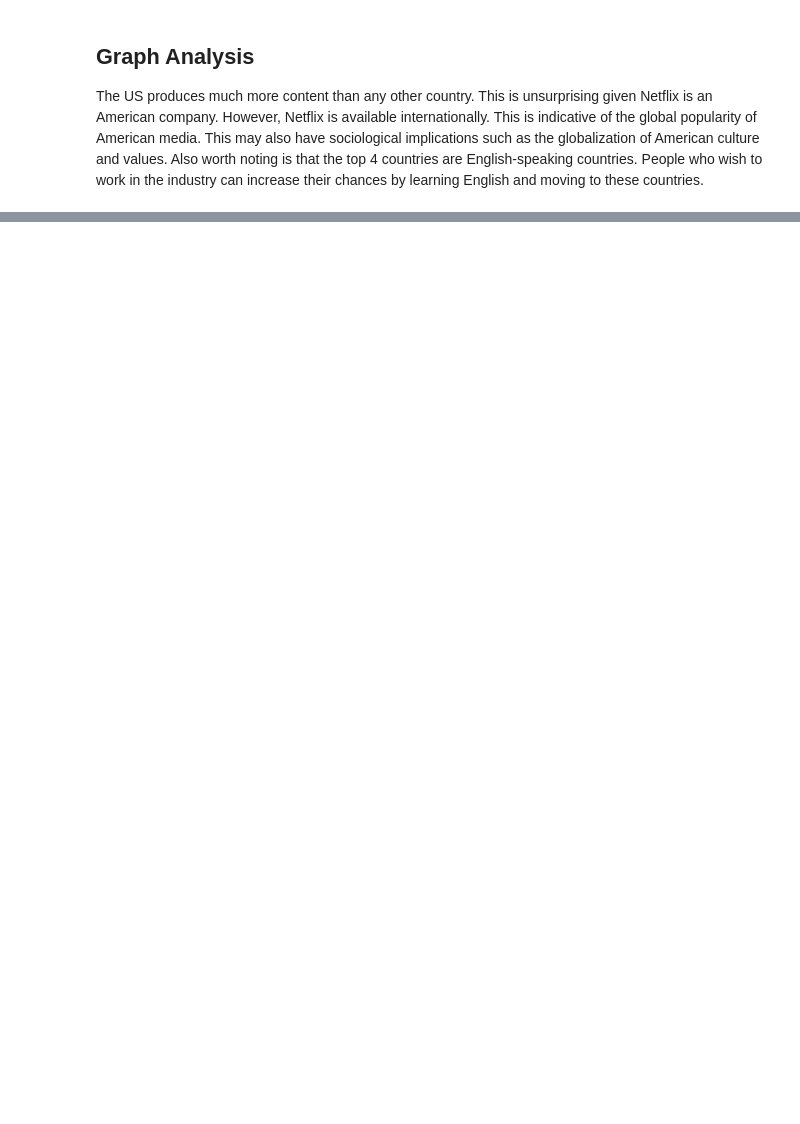
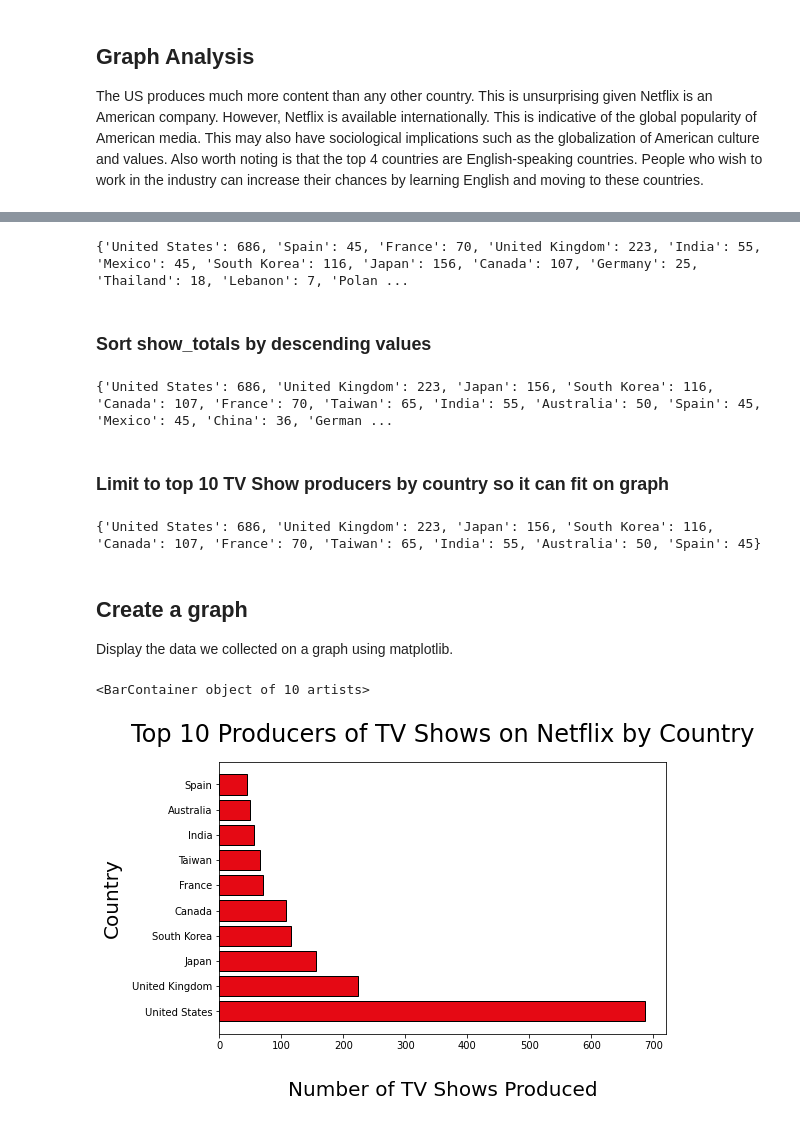
Before and after one commit to rwatts2222/data_vis_intro, a Jupyter notebook: netflix_data_vis.ipynb, the cells around one changed output, grey strips where cells are left out. Drawn from its saved outputs; the diff is of its cells as text; code cells hidden in the pictures; blank space fills up the shorter version.

```diff
--- a/netflix_data_vis.ipynb
+++ b/netflix_data_vis.ipynb
@@ -100,0 +282,60 @@ The US produces much more content than any other country. This is unsurprising g
+# %%
+show_list = []
+for i in range(len(data_list)):
+    if data_list[i]['type'] == 'TV Show':
+        show_list.append(data_list[i])
+
+country_list3 = []
+for thing in show_list:
+    country_names = thing['country'].split(", ")
+    if country_names[0] == "":
+        continue
+    for country in country_names:
+        country_list3.append(country)
+
+show_totals = dict(Counter(country_list3))
+print(show_totals)
+# %% [output]
+{'United States': 686, 'Spain': 45, 'France': 70, 'United Kingdom': 223, 'India': 55, 'Mexico': 45, 'South Korea': 116, 'Japan': 156, 'Canada': 107, 'Germany': 25, 'Thailand': 18, 'Lebanon': 7, 'Polan ...
+# %% [markdown]
+### Sort show_totals by descending values
+# %%
+shows_sorted = {}
+sort_shows = sorted(show_totals, key=show_totals.get, reverse=True)
+
+for w in sort_shows:
+    shows_sorted[w] = show_totals[w]
+
+print(shows_sorted)
+# %% [output]
+{'United States': 686, 'United Kingdom': 223, 'Japan': 156, 'South Korea': 116, 'Canada': 107, 'France': 70, 'Taiwan': 65, 'India': 55, 'Australia': 50, 'Spain': 45, 'Mexico': 45, 'China': 36, 'German ...
+# %% [markdown]
+### Limit to top 10 TV Show producers by country so it can fit on graph
+# %%
+top10_shows = dict(list(shows_sorted.items())[0: 10])
+print(top10_shows)
+# %% [output]
+{'United States': 686, 'United Kingdom': 223, 'Japan': 156, 'South Korea': 116, 'Canada': 107, 'France': 70, 'Taiwan': 65, 'India': 55, 'Australia': 50, 'Spain': 45}
+# %% [markdown]
+## Create a graph
+Display the data we collected on a graph using matplotlib.
+# %%
+plt.figure(figsize=(8, 5))
+plt.title("Top 10 Producers of TV Shows on Netflix by Country", fontsize=24, pad=20)
+plt.xlabel("Number of TV Shows Produced", labelpad=30, fontsize=20)
+plt.ylabel("Country", labelpad=10, fontsize=20)
+
+# Create x axis labels
+x = []
+for k, v in top10_shows.items():
+    x.append(v)
+
+# Create y axis labels
+y = []
+for k, v in top10_shows.items():
+    y.append(k)
+
+plt.barh(y, x, color='#E50914', edgecolor='black')
+# %% [output]
+<BarContainer object of 10 artists>
+[figure, added]
```
Also changed, not shown: parts of 32 cells of this notebook, 1 other file.
